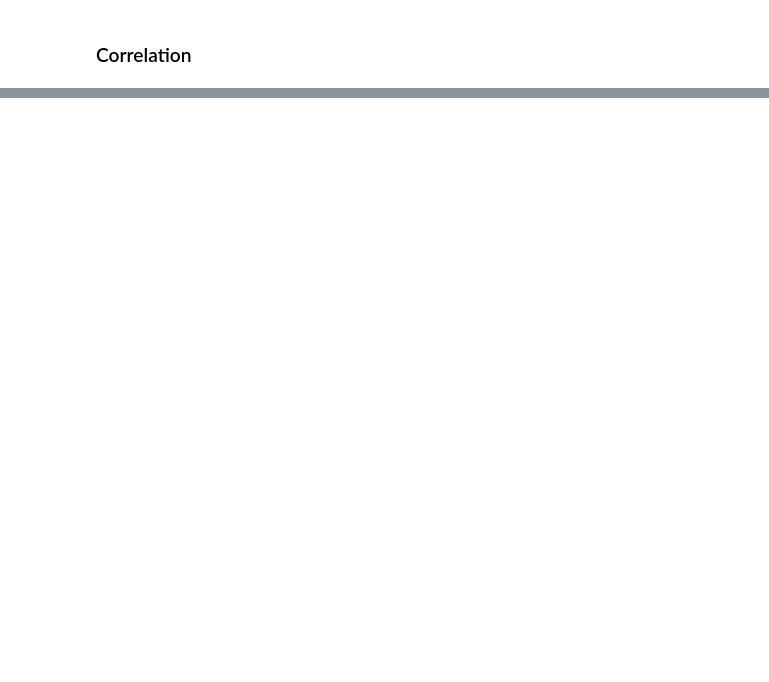
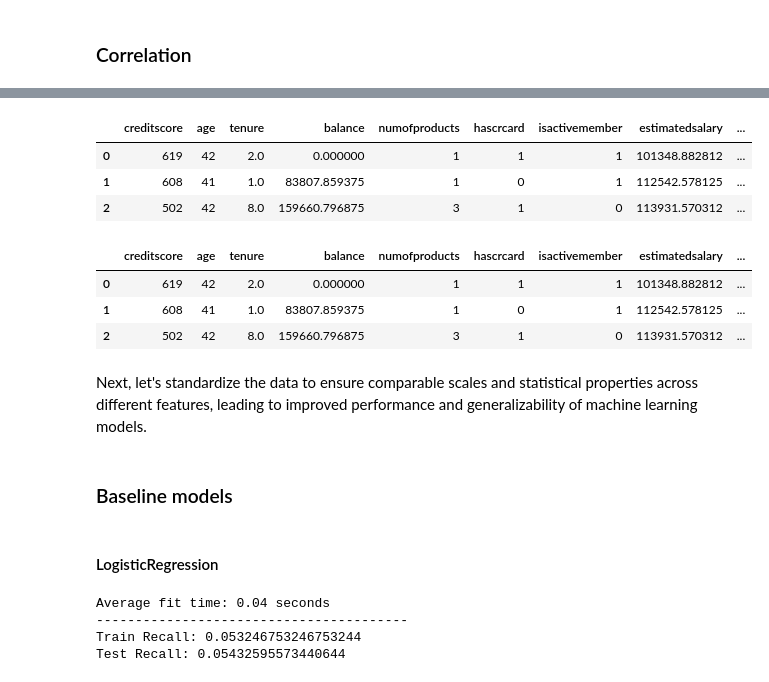
Before and after one commit to dkalenov/bank-customer-churn-prediction, a Jupyter notebook: Bank_customer_churn_prediction.ipynb, the cells around one changed output, grey strips where cells are left out. Saved outputs shown, nothing was run; the diff lists cells and outputs as text; code cells hidden in the pictures; blank space fills up the shorter version.

```diff
--- a/Bank_customer_churn_prediction.ipynb
+++ b/Bank_customer_churn_prediction.ipynb
@@ -760,0 +809,20 @@ Multicollinearity Table (phik)
+# %%
+df.head(3)
+# %% [output]
+|  | creditscore | age | tenure | balance | numofproducts | hascrcard | isactivemember | estimatedsalary | ... |
+| 0 | 619 | 42 | 2.0 | 0.000000 | 1 | 1 | 1 | 101348.882812 | ... |
+| 1 | 608 | 41 | 1.0 | 83807.859375 | 1 | 0 | 1 | 112542.578125 | ... |
+| 2 | 502 | 42 | 8.0 | 159660.796875 | 3 | 1 | 0 | 113931.570312 | ... |
+# %%
+X = df.drop('exited', axis=1)
+y = df['exited']
+
+X_train, X_test, y_train, y_test = model_selection.train_test_split(X, y, test_size=0.25, random_state=42, shuffle=True)
+X.head(3)
+# %% [output]
+|  | creditscore | age | tenure | balance | numofproducts | hascrcard | isactivemember | estimatedsalary | ... |
+| 0 | 619 | 42 | 2.0 | 0.000000 | 1 | 1 | 1 | 101348.882812 | ... |
+| 1 | 608 | 41 | 1.0 | 83807.859375 | 1 | 0 | 1 | 112542.578125 | ... |
+| 2 | 502 | 42 | 8.0 | 159660.796875 | 3 | 1 | 0 | 113931.570312 | ... |
+# %% [markdown]
+Next, let's standardize the data to ensure comparable scales and statistical properties across different features, leading to improved performance and generalizability of machine learning models.
@@ -760,0 +840,34 @@ Multicollinearity Table (phik)
+# %% [markdown]
+### Baseline models
+# %% [markdown]
+#### LogisticRegression
+# %%
+from sklearn.linear_model import LogisticRegression
+
+# Create a pipeline with StandardScaler for LogisticRegression
+lr_base = LogisticRegression(random_state=42)
+
+#Cross-validation to evaluate the model
+y_train_predict = model_selection.cross_val_predict(estimator=lr_base, X=X_train, y=y_train, cv=5)
+y_test_predict = model_selection.cross_val_predict(estimator=lr_base, X=X_test, y=y_test, cv=5)
+
+# Calculate the recall score
+recall_train = metrics.recall_score(y_train, y_train_predict)
+recall_test = metrics.recall_score(y_test, y_test_predict)
+
+# Use cross_validate to perform cross-validation and get scores for multiple metrics
+scores = model_selection.cross_validate(lr_base, X_train, y_train, cv=5, scoring='recall', return_train_score=True)
+
+# Calculate the average fit time across different cross-validation folds
+fit_time_mean = round(np.mean(scores['fit_time']), 2)
+
+
+print(f"Average fit time: {fit_time_mean} seconds")
+print('-' * 40)
+print(f"Train Recall: {recall_train}")
+print(f"Test Recall: {recall_test}")
+# %% [output]
+Average fit time: 0.04 seconds
+----------------------------------------
+Train Recall: 0.053246753246753244
+Test Recall: 0.05432595573440644
```
Also changed, not shown: parts of 23 cells of this notebook.
